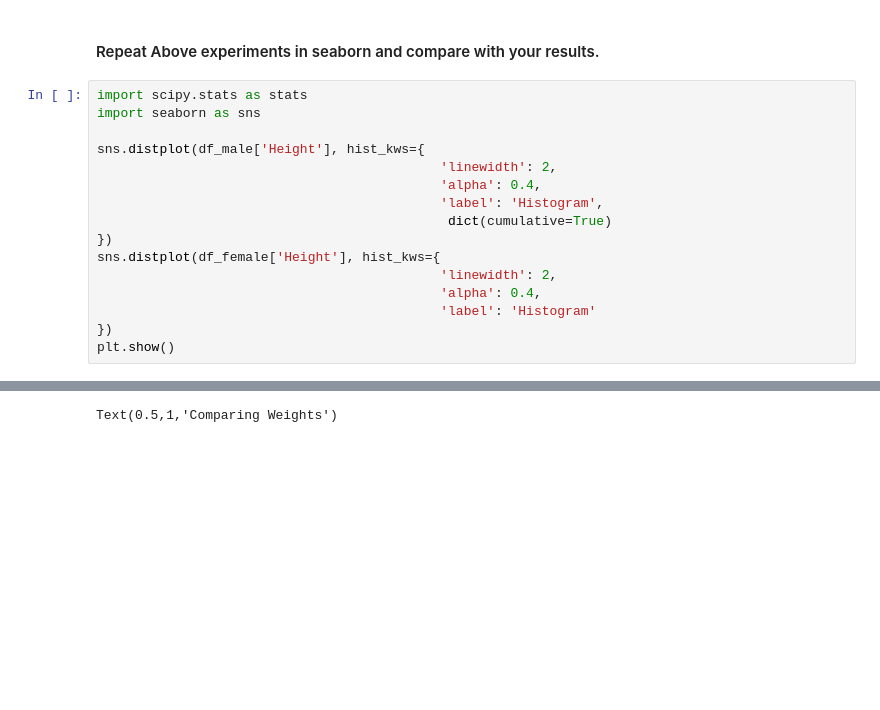
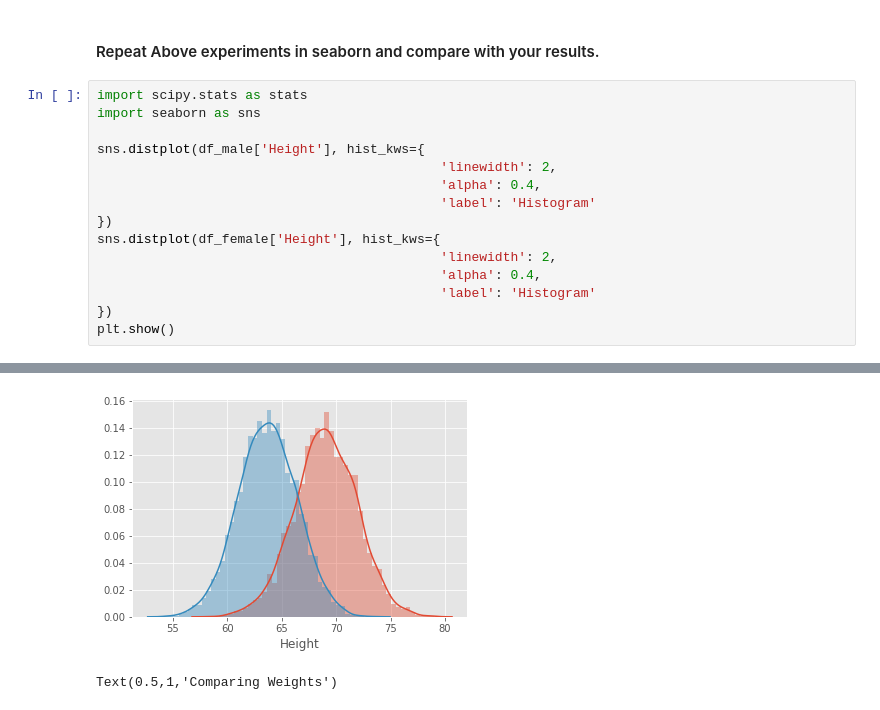
Before and after one commit to maks-p/dsc-1-09-11-the-probability-density-function-lab-nyc-ds-career-031119, a Jupyter notebook: index.ipynb, the cells around one changed output, grey strips where cells are left out. Cells and saved outputs as stored; diff of their text form; blank space fills up the shorter version.

```diff
--- a/index.ipynb
+++ b/index.ipynb
@@ -143,8 +143,7 @@ import seaborn as sns
 sns.distplot(df_male['Height'], hist_kws={
                                             'linewidth': 2,
                                             'alpha': 0.4,
-                                            'label': 'Histogram',
-                                             dict(cumulative=True)
+                                            'label': 'Histogram'
 })
 sns.distplot(df_female['Height'], hist_kws={
                                             'linewidth': 2,
@@ -157,3 +155,4 @@ SyntaxError: invalid syntax (<ipython-input-29-7dc9f5df7eda>, line 9)
+[figure, added]
 # %%
 # %% [output]
 Text(0.5,1,'Comparing Weights')
```
Also changed, not shown: parts of 1 cell of this notebook.
